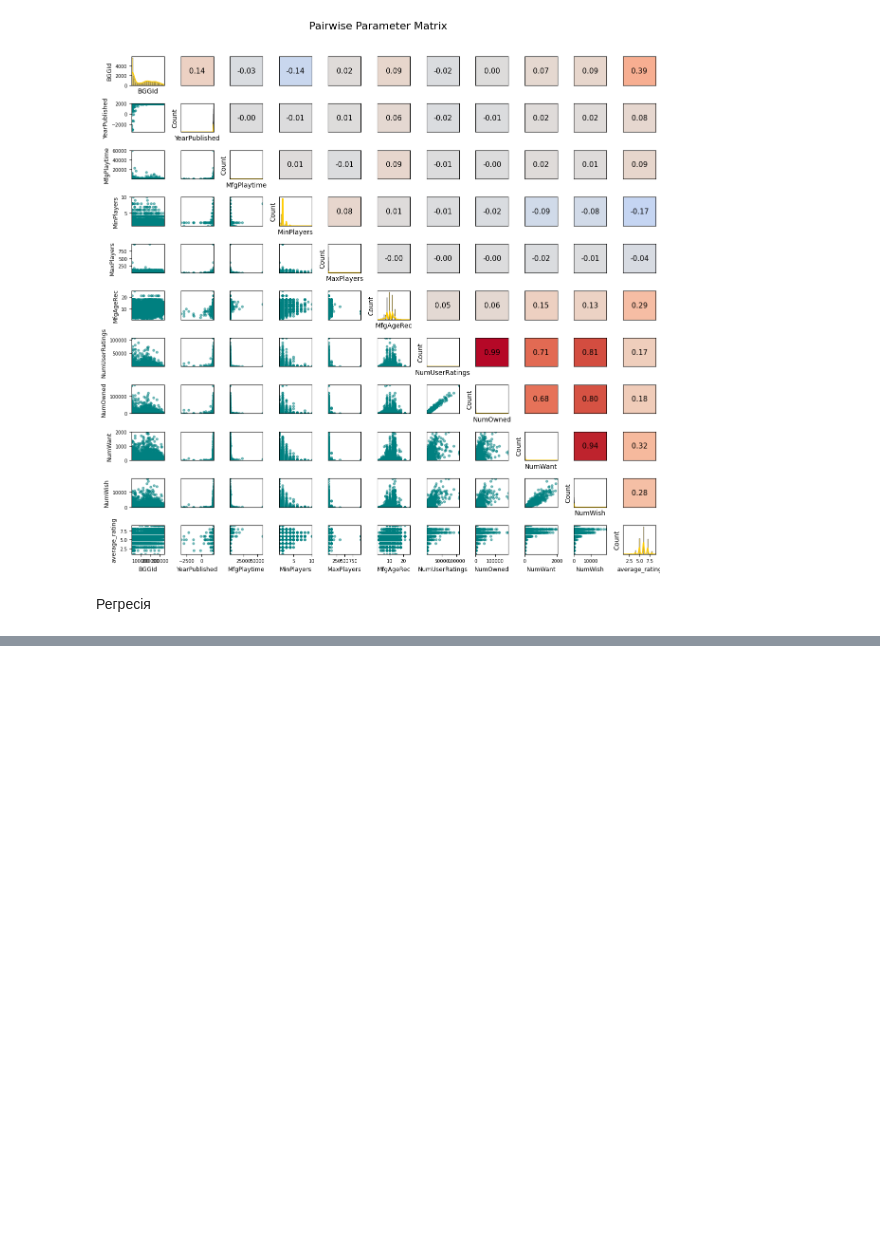
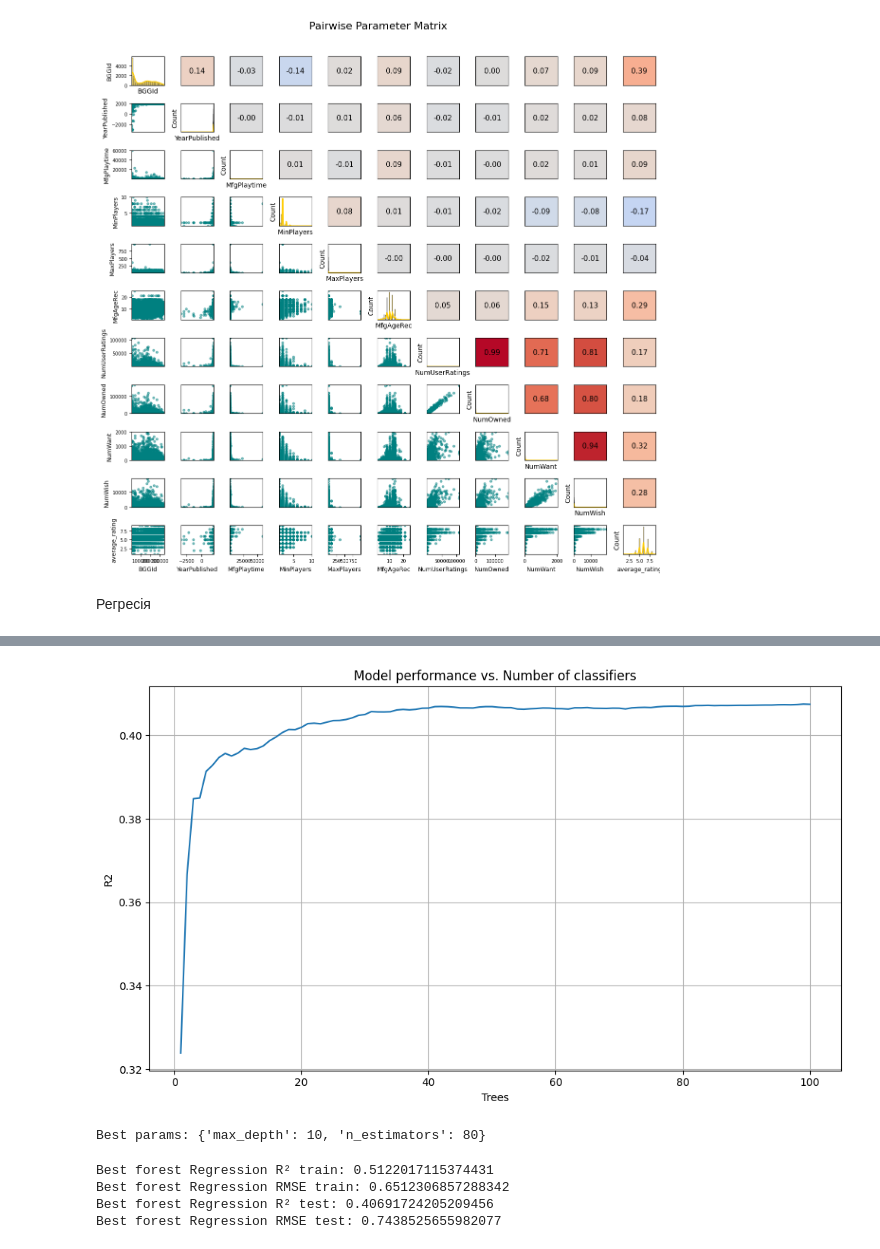
Before and after one commit to OleksandrPanasenko/BoardGamesAnalysis, a Jupyter notebook: archive/analysis.ipynb, the cells around one changed output, grey strips where cells are left out. Drawn from its saved outputs; the diff is of its cells as text; code cells hidden in the pictures; blank space fills up the shorter version.

```diff
--- a/archive/analysis.ipynb
+++ b/archive/analysis.ipynb
@@ -1327,14 +1353,5 @@ from sklearn.preprocessing import PolynomialFeatures
 from sklearn.pipeline import make_pipeline
 
 poly_model = make_pipeline(PolynomialFeatures(degree=2), LinearRegression())
-poly_model.fit(X_train, y_train)
 
-y_poly_pred = linreg.predict(X_train)
-
-print("Polynomial(2) Regression R² train:", r2_score(y_train, y_pred))
-print("Polynomial(2) Regression RMSE train:", root_mean_squared_error(y_train, y_pred))
-
-y_poly_pred = linreg.predict(X_test)
-
-print("Polynomial(2) Regression R² test:", r2_score(y_test, y_pred))
-print("Polynomial(2) Regression RMSE test:", root_mean_squared_error(y_test, y_pred))
+base_regression(poly_model, "Polynomial(2)")
@@ -1367,0 +1442,39 @@ print("Lasso R²:", lasso.score(X_test, y_test))
+# %%
+num_trees=np.linspace(1,100,100)
+scores=[]
+for trees in num_trees:
+    forest=RandomForestRegressor(n_estimators=np.int_(trees), max_depth=10, random_state=42)
+    forest.fit(X_train,y_train)
+    y_pred=forest.predict(X_test)
+    scores.append(r2_score(y_test,y_pred))
+
+plt.figure(figsize=(10, 6))
+plt.plot(num_trees,scores)
+plt.xlabel("Trees")
+plt.ylabel("R2")
+plt.title("Model performance vs. Number of classifiers")
+plt.grid()
+plt.tight_layout()
+plt.show()
+# %% [output]
+[figure, added]
+# %%
+param_grid = {
+    'n_estimators': np.int_(np.linspace(10,100,10)),
+    'max_depth': [None, 10, 20, 30],
+}
+
+reg = RandomForestRegressor(random_state=42)
+grid = GridSearchCV(reg, param_grid, scoring='r2', cv=5, n_jobs=-1)
+grid.fit(X_train, y_train)
+
+print("Best params:", grid.best_params_)
+# %% [output]
+Best params: {'max_depth': 10, 'n_estimators': 80}
+# %%
+base_regression(grid.best_estimator_,"Best forest")
+# %% [output]
+Best forest Regression R² train: 0.5122017115374431
+Best forest Regression RMSE train: 0.6512306857288342
+Best forest Regression R² test: 0.40691724205209456
+Best forest Regression RMSE test: 0.7438525655982077
```
Also changed, not shown: parts of 32 cells of this notebook.
